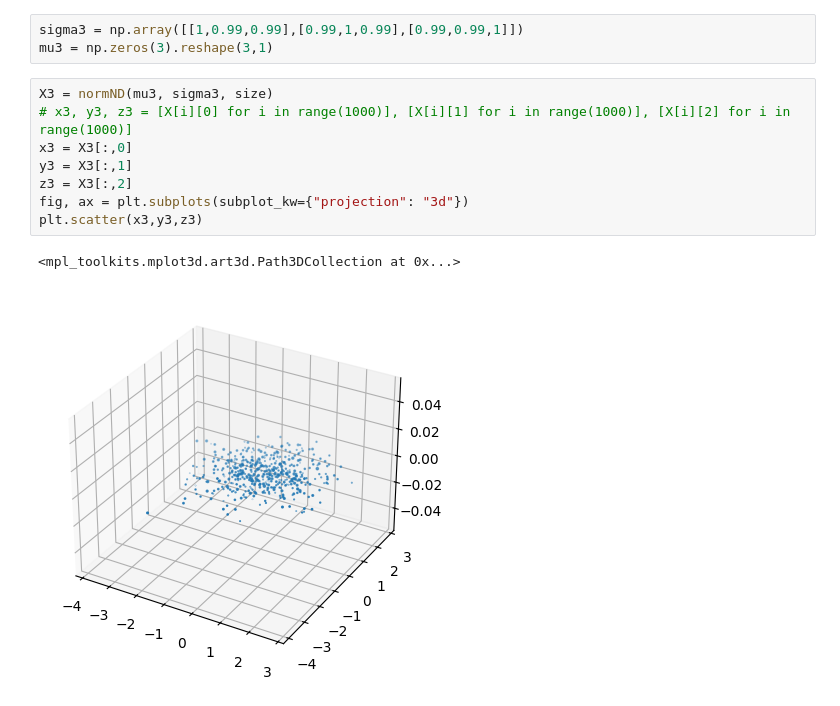
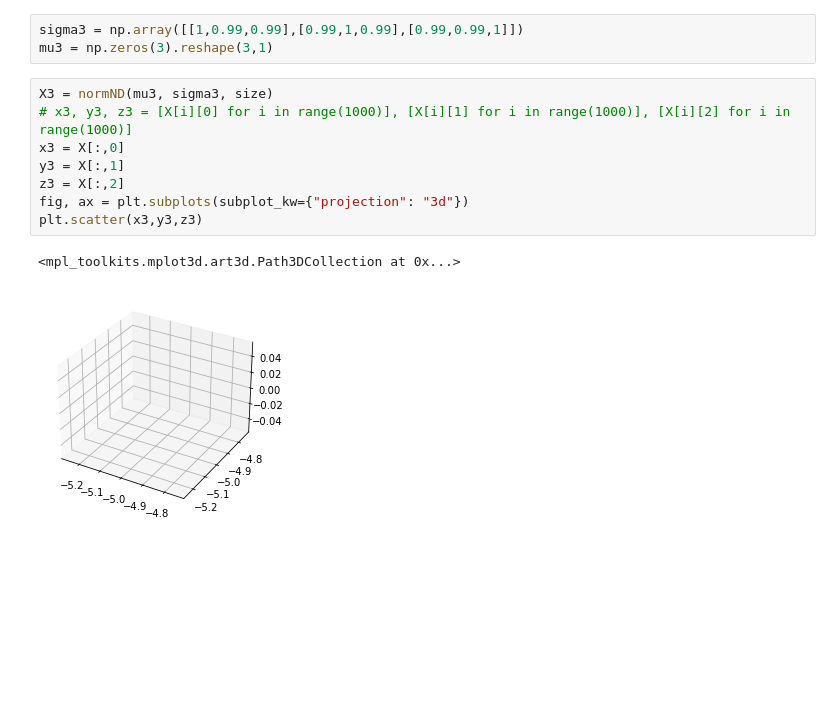
Before and after one commit to MariaNowacka/4-semestr, a Jupyter notebook: symulacje/Nowacka_Lista4_dod.ipynb, the cells around one changed output. Cells and saved outputs as stored; diff of their text form; blank space fills up the shorter version.

```diff
--- a/symulacje/Nowacka_Lista4_dod.ipynb
+++ b/symulacje/Nowacka_Lista4_dod.ipynb
@@ -83,11 +85,11 @@ mu3 = np.zeros(3).reshape(3,1)
 # %%
 X3 = normND(mu3, sigma3, size)
 # x3, y3, z3 = [X[i][0] for i in range(1000)], [X[i][1] for i in range(1000)], [X[i][2] for i in range(1000)]
-x3 = X3[:,0]
-y3 = X3[:,1]
-z3 = X3[:,2]
+x3 = X[:,0]
+y3 = X[:,1]
+z3 = X[:,2]
 fig, ax = plt.subplots(subplot_kw={"projection": "3d"})
 plt.scatter(x3,y3,z3)
 # %% [output]
 <mpl_toolkits.mplot3d.art3d.Path3DCollection at 0x...>
-[figure, old version]
+[figure, new version]
```
Also changed, not shown: parts of 3 cells of this notebook.
